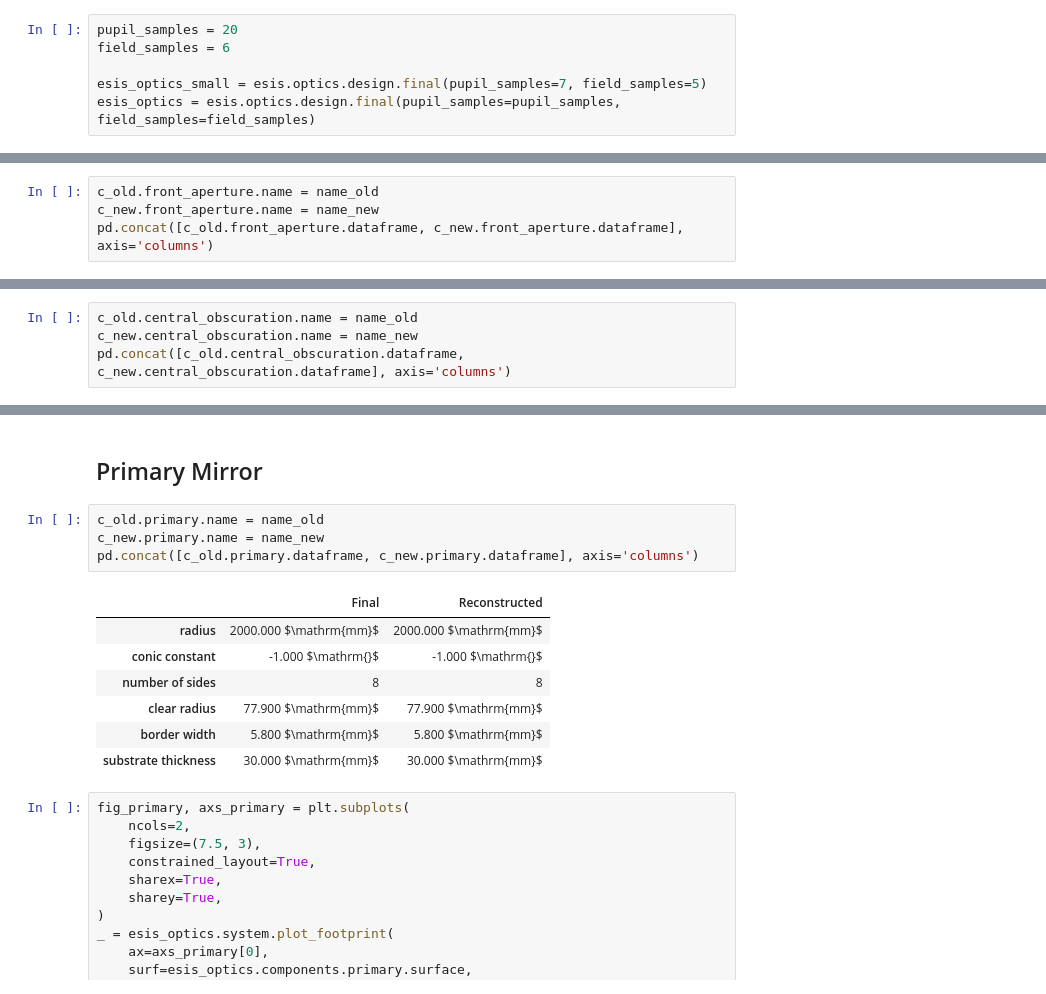
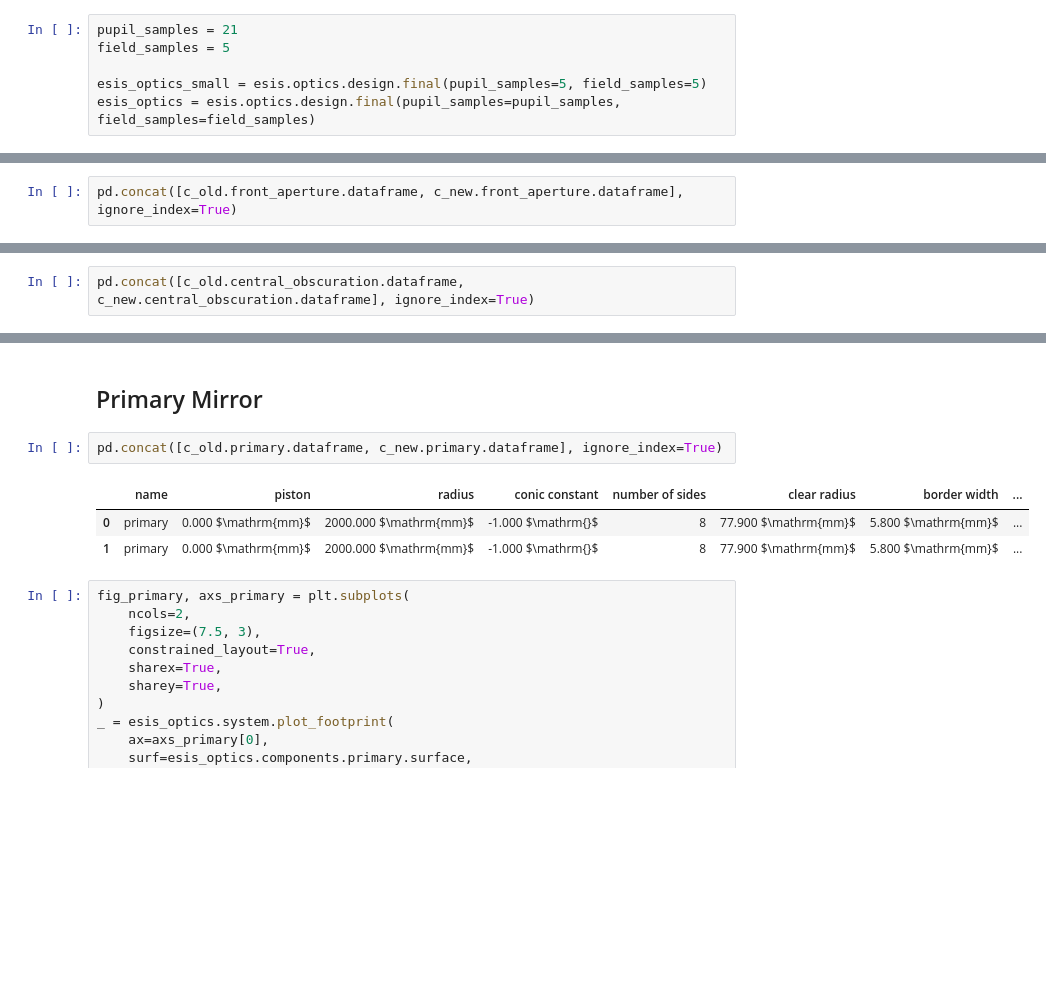
Before and after one commit to Kankelborg-Group/ESIS, a Jupyter notebook: esis/optics/reproduce_esis.ipynb, the cells around one changed output, grey strips where cells are left out. Cells and saved outputs as stored; diff of their text form; blank space fills up the shorter version.

```diff
--- a/esis/optics/reproduce_esis.ipynb
+++ b/esis/optics/reproduce_esis.ipynb
@@ -19,10 +19,10 @@ import esis
 
 warnings.filterwarnings('ignore')
 # %%
-pupil_samples = 20
-field_samples = 6
+pupil_samples = 21
+field_samples = 5
 
-esis_optics_small = esis.optics.design.final(pupil_samples=7, field_samples=5)
+esis_optics_small = esis.optics.design.final(pupil_samples=5, field_samples=5)
 esis_optics = esis.optics.design.final(pupil_samples=pupil_samples, field_samples=field_samples)
 # %%
 new_esis_optics = esis.optics.design.final_from_poletto(
@@ -91,7 +96,5 @@ c_new = new_esis_optics.components
 # %% [markdown]
 ## Front Aperture Plate
 # %%
-c_old.front_aperture.name = name_old
-c_new.front_aperture.name = name_new
-pd.concat([c_old.front_aperture.dataframe, c_new.front_aperture.dataframe], axis='columns')
+pd.concat([c_old.front_aperture.dataframe, c_new.front_aperture.dataframe], ignore_index=True)
 # %% [output]
@@ -126,7 +129,5 @@ _ = axs_front_aper[1].set_title(name_new)
 # %% [markdown]
 ## Central Obscuration
 # %%
-c_old.central_obscuration.name = name_old
-c_new.central_obscuration.name = name_new
-pd.concat([c_old.central_obscuration.dataframe, c_new.central_obscuration.dataframe], axis='columns')
+pd.concat([c_old.central_obscuration.dataframe, c_new.central_obscuration.dataframe], ignore_index=True)
 # %% [output]
@@ -162,17 +162,11 @@ _ = axs_obscuration[1].set_title(name_new)
 # %% [markdown]
 ## Primary Mirror
 # %%
-c_old.primary.name = name_old
-c_new.primary.name = name_new
-pd.concat([c_old.primary.dataframe, c_new.primary.dataframe], axis='columns')
+pd.concat([c_old.primary.dataframe, c_new.primary.dataframe], ignore_index=True)
 # %% [output]
-|  | Final | Reconstructed |
-| radius | 2000.000 $\mathrm{mm}$ | 2000.000 $\mathrm{mm}$ |
-| conic constant | -1.000 $\mathrm{}$ | -1.000 $\mathrm{}$ |
-| number of sides | 8 | 8 |
-| clear radius | 77.900 $\mathrm{mm}$ | 77.900 $\mathrm{mm}$ |
-| border width | 5.800 $\mathrm{mm}$ | 5.800 $\mathrm{mm}$ |
-| substrate thickness | 30.000 $\mathrm{mm}$ | 30.000 $\mathrm{mm}$ |
+|  | name | piston | radius | conic constant | number of sides | clear radius | border width | ... |
+| 0 | primary | 0.000 $\mathrm{mm}$ | 2000.000 $\mathrm{mm}$ | -1.000 $\mathrm{}$ | 8 | 77.900 $\mathrm{mm}$ | 5.800 $\mathrm{mm}$ | ... |
+| 1 | primary | 0.000 $\mathrm{mm}$ | 2000.000 $\mathrm{mm}$ | -1.000 $\mathrm{}$ | 8 | 77.900 $\mathrm{mm}$ | 5.800 $\mathrm{mm}$ | ... |
 # %%
 fig_primary, axs_primary = plt.subplots(
     ncols=2,
```
Also changed, not shown: parts of 16 cells of this notebook, 11 other files.
